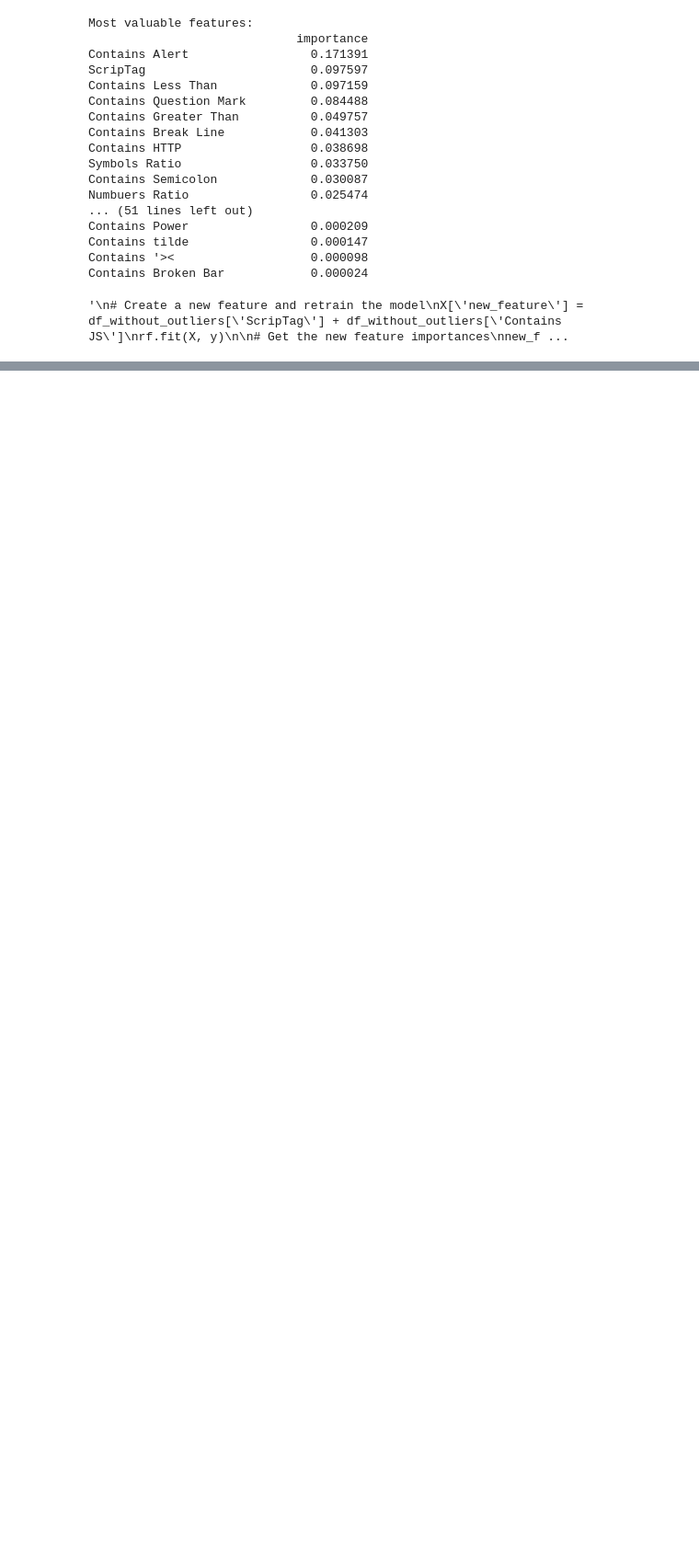
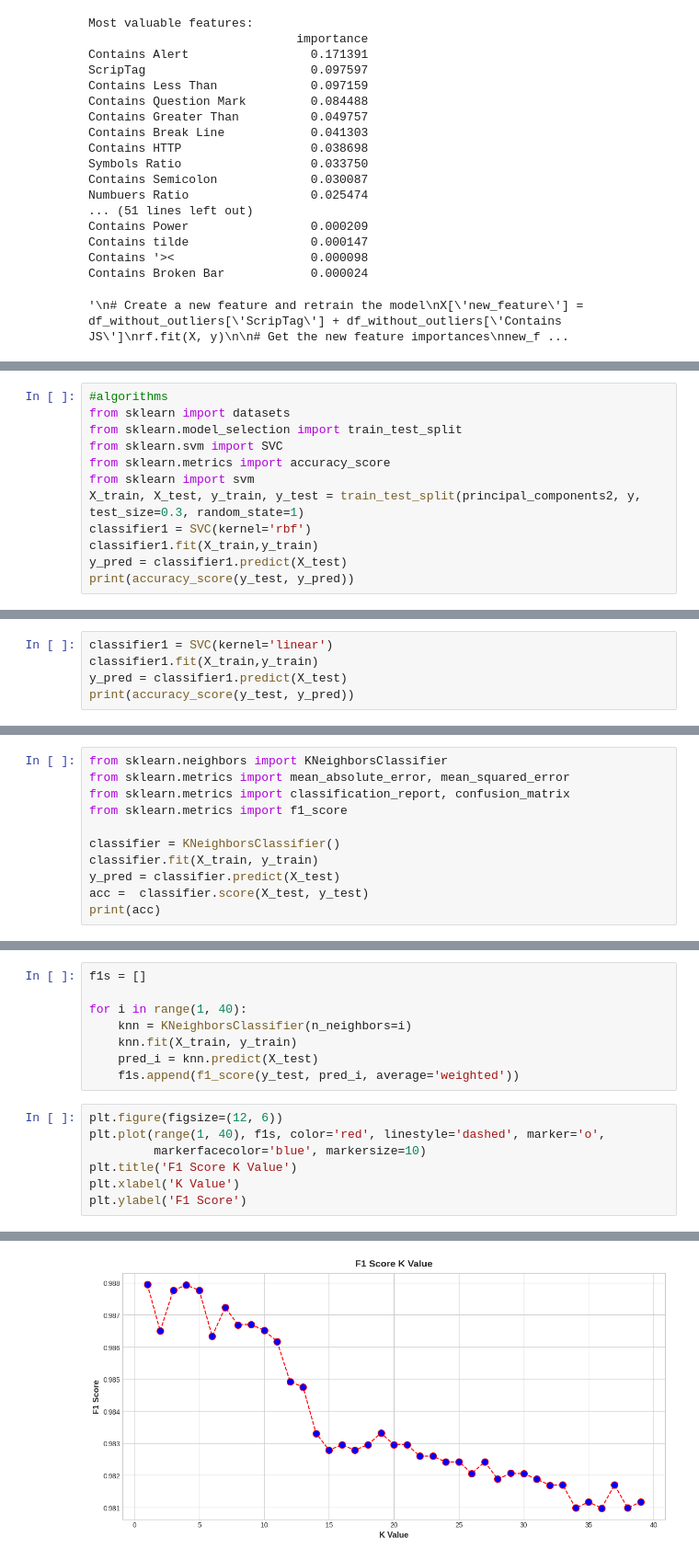
Before and after one commit to sahinebrar/MachineLearningExercises, a Jupyter notebook: XSS_detection.ipynb, the cells around one changed output, grey strips where cells are left out. Shown at 92% size. Drawn from its saved outputs; the diff is of its cells as text; blank space fills up the shorter version.

Commit message:
algorithms are added.

```diff
--- a/XSS_detection.ipynb
+++ b/XSS_detection.ipynb
@@ -435,0 +433,12 @@ Contains Broken Bar            0.000024
+# %%
+#algorithms
+from sklearn import datasets
+from sklearn.model_selection import train_test_split
+from sklearn.svm import SVC
+from sklearn.metrics import accuracy_score
+from sklearn import svm
+X_train, X_test, y_train, y_test = train_test_split(principal_components2, y, test_size=0.3, random_state=1)
+classifier1 = SVC(kernel='rbf')
+classifier1.fit(X_train,y_train)
+y_pred = classifier1.predict(X_test)
+print(accuracy_score(y_test, y_pred))
@@ -435,0 +447,5 @@ Contains Broken Bar            0.000024
+# %%
+classifier1 = SVC(kernel='linear')
+classifier1.fit(X_train,y_train)
+y_pred = classifier1.predict(X_test)
+print(accuracy_score(y_test, y_pred))
@@ -435,0 +454,11 @@ Contains Broken Bar            0.000024
+# %%
+from sklearn.neighbors import KNeighborsClassifier
+from sklearn.metrics import mean_absolute_error, mean_squared_error
+from sklearn.metrics import classification_report, confusion_matrix
+from sklearn.metrics import f1_score
+
+classifier = KNeighborsClassifier()
+classifier.fit(X_train, y_train)
+y_pred = classifier.predict(X_test)
+acc =  classifier.score(X_test, y_test)
+print(acc)
@@ -435,0 +467,16 @@ Contains Broken Bar            0.000024
+# %%
+f1s = []
+
+for i in range(1, 40):
+    knn = KNeighborsClassifier(n_neighbors=i)
+    knn.fit(X_train, y_train)
+    pred_i = knn.predict(X_test)
+    f1s.append(f1_score(y_test, pred_i, average='weighted'))
+# %%
+plt.figure(figsize=(12, 6))
+plt.plot(range(1, 40), f1s, color='red', linestyle='dashed', marker='o',
+         markerfacecolor='blue', markersize=10)
+plt.title('F1 Score K Value')
+plt.xlabel('K Value')
+plt.ylabel('F1 Score')
+# %% [output]
@@ -435,0 +484 @@ Contains Broken Bar            0.000024
+[figure, added]
```
Also changed, not shown: parts of 5 cells of this notebook.
